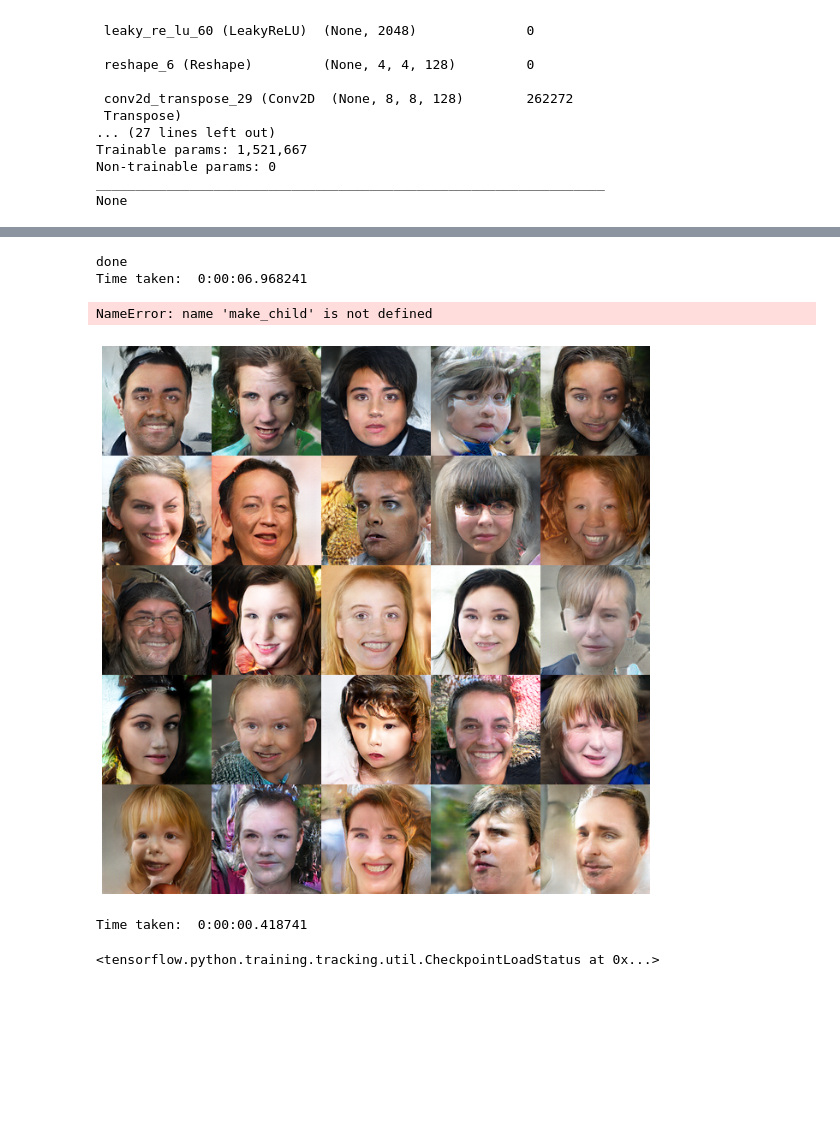
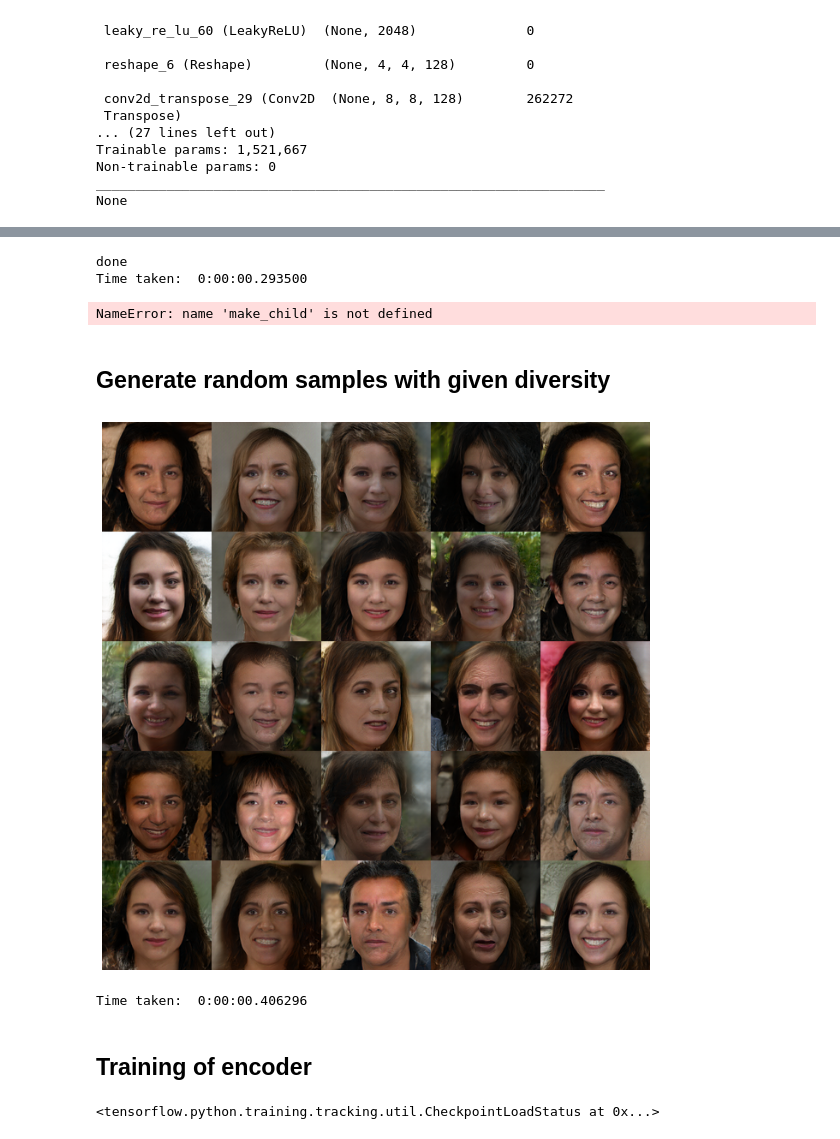
Before and after one commit to 2021-FIIT-Bc-projects/BP-Bielko-GAN-Docker, a Jupyter notebook: gan/gan_notebook.ipynb, the cells around one changed output, grey strips where cells are left out. Drawn from its saved outputs; the diff is of its cells as text; code cells hidden in the pictures; blank space fills up the shorter version.

```diff
--- a/gan/gan_notebook.ipynb
+++ b/gan/gan_notebook.ipynb
@@ -179,16 +183,18 @@ def make_child(generator, inputs, A_index, B_index, scale=1, n_dim=100):
     print("done")
 # %%
 a = datetime.datetime.now()
-make_anim(generator, predetermined_inputs, 11, 5, 80, scale=1)
+make_anim(generator, predetermined_inputs, 3, 15, 5, scale=3)
 b = datetime.datetime.now()
 print("Time taken: ", b - a)
 # %% [output]
 done
-Time taken:  0:00:06.968241
+Time taken:  0:00:00.293500
 # %%
 make_child(generator, predetermined_inputs, 11, 5, scale=1)
 # %% [output]
 NameError: name 'make_child' is not defined
+# %% [markdown]
+## Generate random samples with given diversity
 # %%
 def fastRandomPointFromDistance(origin, distance, n_dims):
     distance_squared = distance ** 2
@@ -200,22 +206,24 @@ def fastRandomPointFromDistance(origin, distance, n_dims):
         a[i] *= np.random.choice([1, -1])
     return a
 # %%
-dist = 10
+dist = 5
 samples = 25
 
 a = datetime.datetime.now()
 points = np.asarray([fastRandomPointFromDistance(np.asarray([0,0]), dist, 100) for i in range(samples)])
 
 plot = generate_and_plot(generator, 100, points, samples)
 b = datetime.datetime.now()
 
 plt.show()
 
 
 print("Time taken: ", b - a)
 # %% [output]
-[figure, old version]
+[figure, new version]
-Time taken:  0:00:00.418741
+Time taken:  0:00:00.406296
+# %% [markdown]
+## Training of encoder
 # %%
 encoder = Encoder(128, 128, n_filters=64, pixel_depth=3, dataset_path=discriminator.dataset_path, dataset_type='face')
 fmae = FMAE(encoder, generator, 128, 128, lr=0.0002)
```
Also changed, not shown: parts of 5 cells of this notebook, 31 other files.
